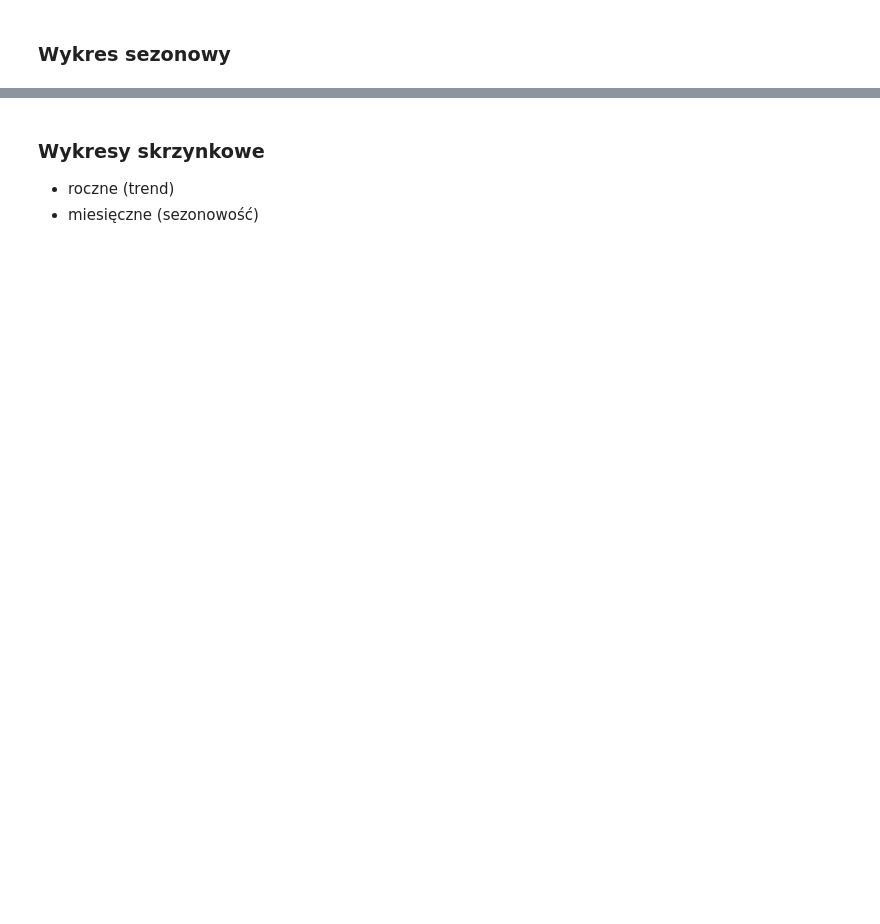
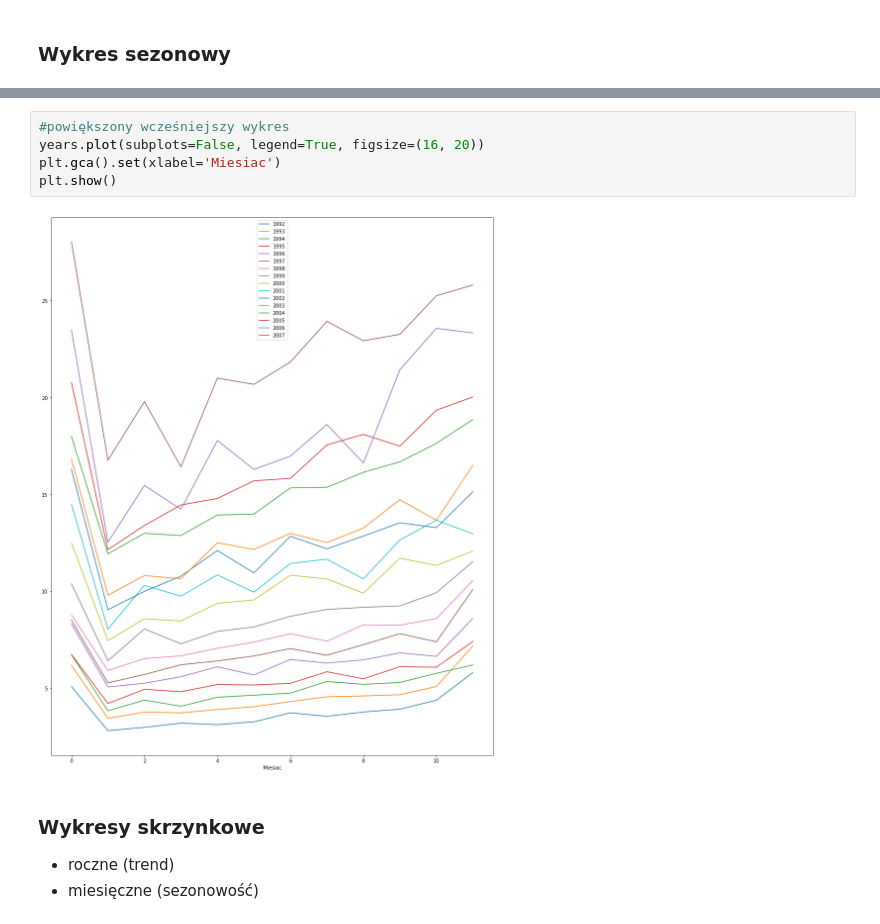
Before and after one commit to mdabrowski-phd/ds250223_regul, a Jupyter notebook: 03_szeregi_czasowe/01_wstep_do_szeregow_czasowych.ipynb, the cells around one changed output, grey strips where cells are left out. Drawn from its saved outputs; the diff is of its cells as text; blank space fills up the shorter version.

```diff
--- a/03_szeregi_czasowe/01_wstep_do_szeregow_czasowych.ipynb
+++ b/03_szeregi_czasowe/01_wstep_do_szeregow_czasowych.ipynb
@@ -61,3 +146,10 @@ Wczytaj dane `a10.csv` opisujący miesięczną sprzedaż leków przeciwcukrzycow
+# %%
+#powiększony wcześniejszy wykres
+years.plot(subplots=False, legend=True, figsize=(16, 20))
+plt.gca().set(xlabel='Miesiac')
+plt.show()
+# %% [output]
+[figure, added]
 # %% [markdown]
 ### Wykresy skrzynkowe
 
```
Also changed, not shown: parts of 45 cells of this notebook, 7 other files.
